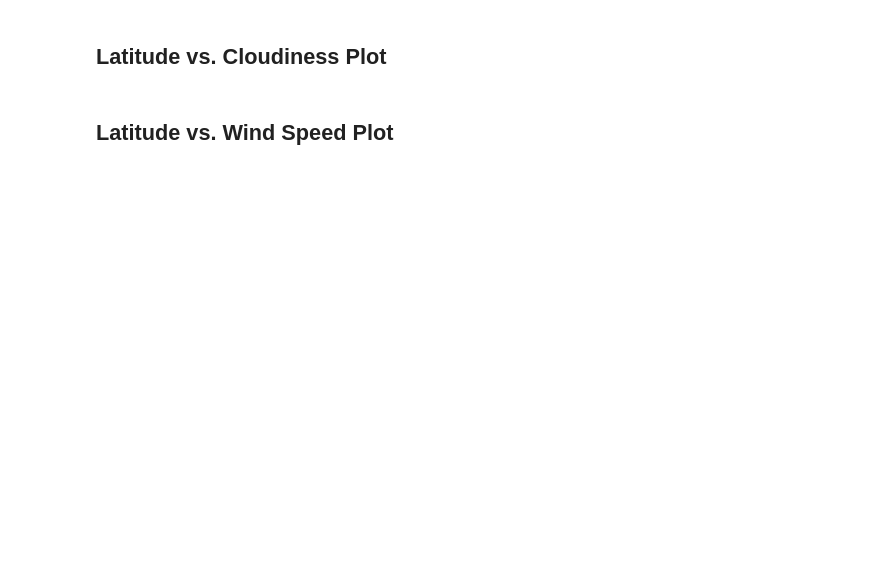
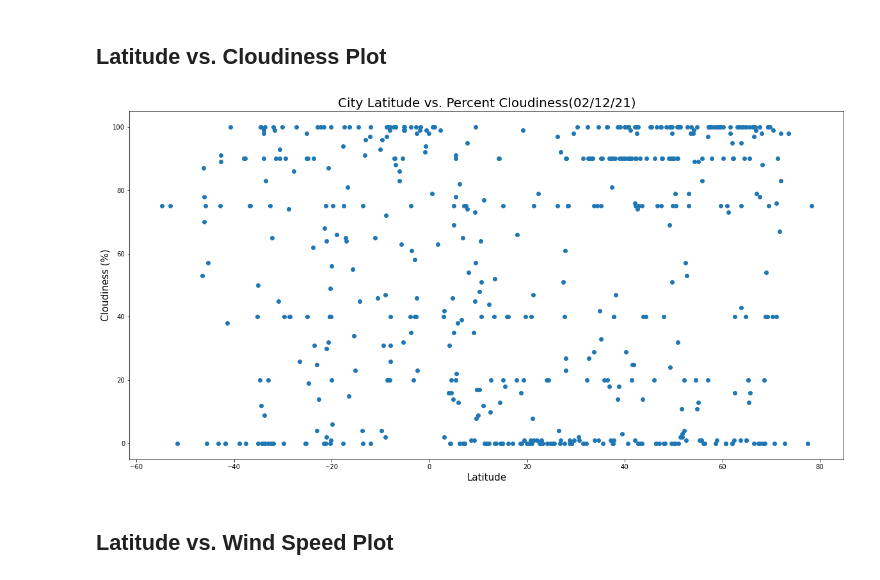
Before and after one commit to cieranmorris/Geographical-Weather-Analysis, a Jupyter notebook: WeatherPy/WeatherPy.ipynb, the cells around one changed output. Saved outputs shown, nothing was run; the diff lists cells and outputs as text; code cells hidden in the pictures; blank space fills up the shorter version.

```diff
--- a/WeatherPy/WeatherPy.ipynb
+++ b/WeatherPy/WeatherPy.ipynb
@@ -181,4 +201,22 @@ plt.show()
 # %% [markdown]
 ## Latitude vs. Cloudiness Plot
+# %%
+#define variables
+latitude = city_weather_df["Latitude"]
+cloudiness = city_weather_df["Cloudiness"]
+
+#plot figure
+plt.figure(figsize = (20,10))
+plt.scatter(latitude, cloudiness)
+
+#designate labels and save as png file
+plt.title(f"City Latitude vs. Percent Cloudiness(%s)" % time.strftime("%x"), fontsize = 20)
+plt.xlabel("Latitude", fontsize = 15)
+plt.ylabel("Cloudiness (%)", fontsize = 15)
+
+plt.savefig("../Images/Latitude_vs_Cloudiness_Plot.png")
+plt.show()
+# %% [output]
+[figure, added]
 # %% [markdown]
 ## Latitude vs. Wind Speed Plot
```
Also changed, not shown: parts of 6 cells of this notebook, 5 other files.
